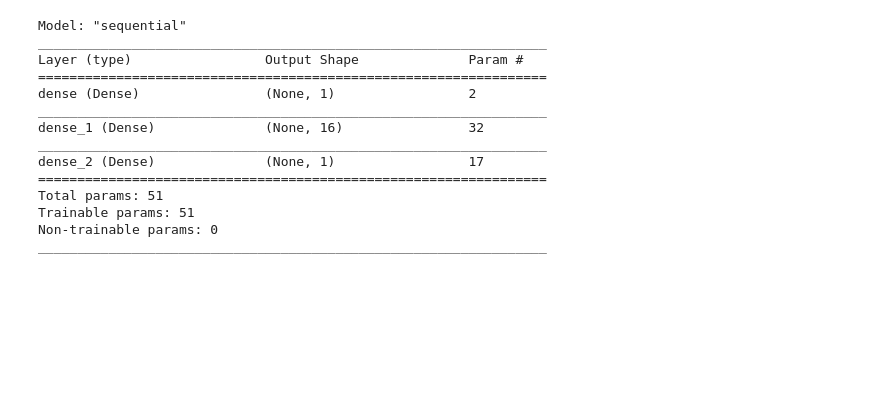
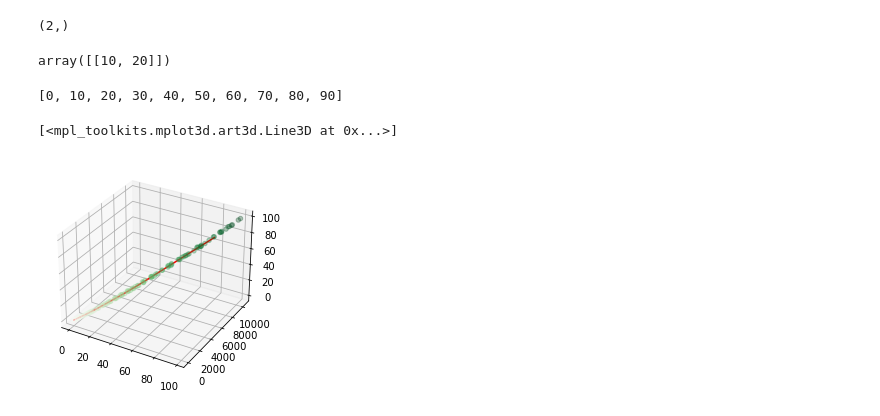
Before and after one commit to jmalubay1/MLBias, a Jupyter notebook: model.ipynb, the cells around one changed output. Cells and saved outputs as stored; diff of their text form; code cells hidden in the pictures; blank space fills up the shorter version.

Commit message:
keras nonlin model tested in 3D, integrated into compas model, still needs tuning

```diff
--- a/model.ipynb
+++ b/model.ipynb
@@ -32,0 +42,6 @@ y = np.asarray(y)
+# %%
+x_train = []
+for i in range(len(x)):
+    x_train.append([x[i], z[i]])
+x_train = np.asarray(x_train)
+x_train.shape
@@ -32,0 +89,37 @@ y = np.asarray(y)
+# %%
+# MODEL TRAINING 1
+
+# train model
+# starting with e50 b32 as a jumping off point
+history = model.fit(x_train, y, epochs=n_epochs, batch_size=n_batch, verbose=2, validation_split=0.2)
+# %%
+temp = np.asarray([10, 20])
+print(temp.shape)
+temp = np.expand_dims(temp, axis=0)
+temp
+# %% [output]
+(2,)
+array([[10, 20]])
+# %%
+reg_x = []
+reg_y = []
+reg_z = []
+
+for i in range(10):
+    n = i * 10
+    reg_x.append(n)
+    reg_z.append(z[n])
+    model_input = np.asarray([n, z[n]])
+    model_input = np.expand_dims(model_input, axis=0)
+    reg_y.append(model.predict(model_input)[0][0])
+
+print(reg_z)
+
+fig = plt.figure()
+ax = plt.axes(projection='3d')
+ax.scatter3D(x, y, z, c=z, cmap='Greens', alpha=0.3)
+ax.plot3D(reg_x, reg_y, reg_z, 'red')
+# %% [output]
+[0, 10, 20, 30, 40, 50, 60, 70, 80, 90]
+[<mpl_toolkits.mplot3d.art3d.Line3D at 0x...>]
+[figure, added]
@@ -78,40 +198,3 @@ y = np.asarray(y)
 # ytrain_scale=scaler_y.transform(y_train)
 # scaler_y.fit(y_val)
 # yval_scale=scaler_y.transform(y_val)
-# %%
-# MODEL IMPLEMENTATION
-
-# DNN generally only have a single hidden layer, as far as n_nuerons usually you want some
-# number between the input and output sizes, one rule of thumb is n_samples / (a *(n_in + n_out))
-# where 2 <= a <= 10, gunna use that and play with it as needed, 16's (for n_in=32, n_out=1) a good
-# starting point. Also think treating this as a regression problem makes sense since the decile
-# scores are not categorical and are very much a scale. (originally were thinking softmax so output
-# activation is now linear)
-n_batch = 20 #32
-n_epochs = 5 #int(len(x_train) / n_batch)
-
-# define model
-model = models.Sequential()
-model.add(layers.Dense(n_att, input_dim=n_att, kernel_initializer='normal', activation='relu'))
-model.add(layers.Dense(16, activation='relu'))
-model.add(layers.Dense(1, activation='linear'))
-#model.add(layers.Dense(1, kernel_initializer='normal'))
-
-model.summary()
-
-model.compile(loss='mse', optimizer='adam', metrics=['mse', 'mae'])
-# %% [output]
-Model: "sequential"
-_________________________________________________________________
-Layer (type)                 Output Shape              Param #
-=================================================================
-dense (Dense)                (None, 1)                 2
-_________________________________________________________________
-dense_1 (Dense)              (None, 16)                32
-_________________________________________________________________
-dense_2 (Dense)              (None, 1)                 17
-=================================================================
-Total params: 51
-Trainable params: 51
-Non-trainable params: 0
-_________________________________________________________________
```
Also changed, not shown: parts of 9 cells of this notebook, 2 other files.
